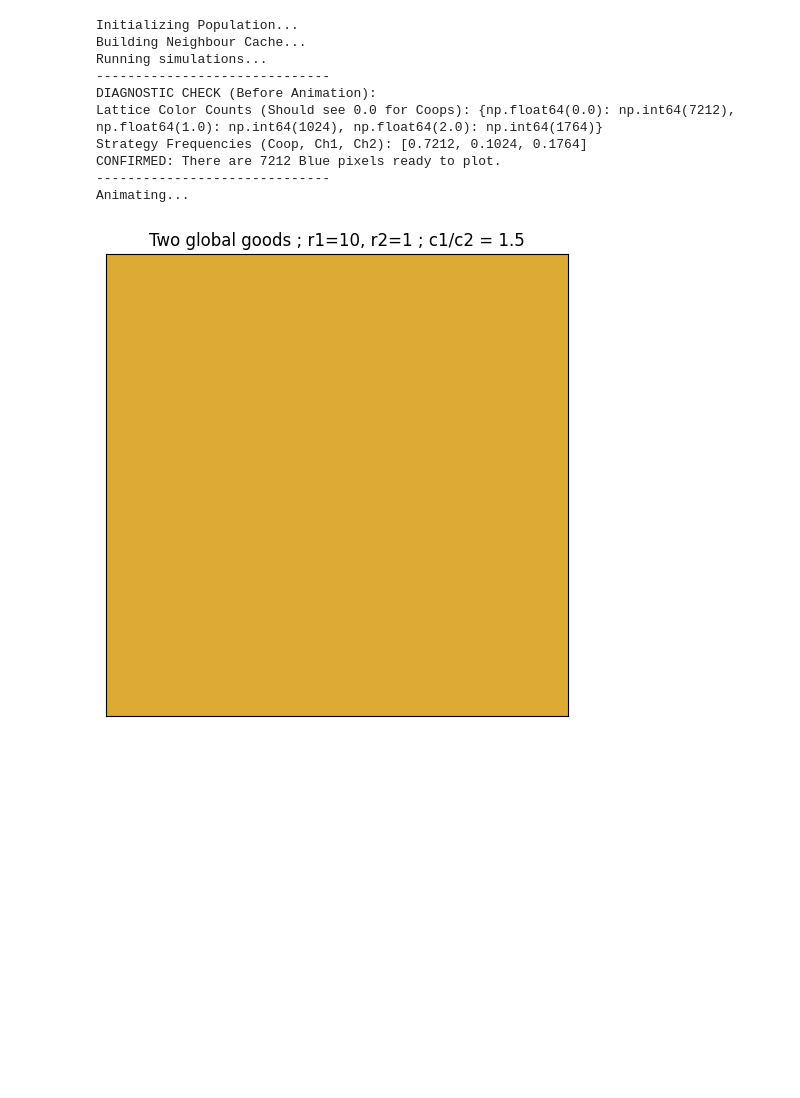
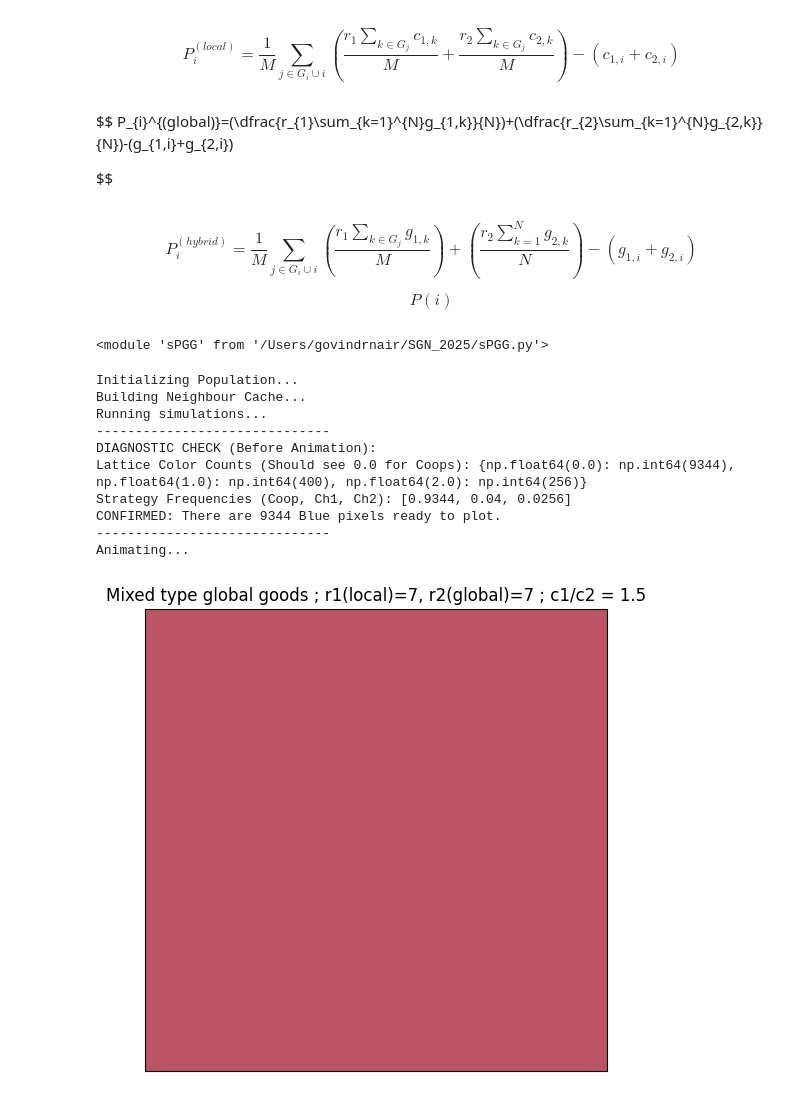
Before and after one commit to tiny-infinity/SGN-2025-Project, a Jupyter notebook: plots.ipynb, the cells around one changed output. Drawn from its saved outputs; the diff is of its cells as text; code cells hidden in the pictures; blank space fills up the shorter version.

```diff
--- a/plots.ipynb
+++ b/plots.ipynb
@@ -1,29 +1,61 @@
+# %% [markdown]
+$$
+P_{i}^{(local)}={\dfrac{1}{M}\sum_{j \in G_{i} \cup {i}}(\dfrac{r_{1}\sum_{k \in G_{j}}c_{1,k}}{M} + \dfrac{r_{2}\sum_{k \in G_{j}}c_{2,k}}{M})}-(c_{1,i}+c_{2,i})
+$$
+# %% [markdown]
+$$
+P_{i}^{(global)}=(\dfrac{r_{1}\sum_{k=1}^{N}g_{1,k}}{N})+(\dfrac{r_{2}\sum_{k=1}^{N}g_{2,k}}{N})-(g_{1,i}+g_{2,i})
+
+$$
+# %% [markdown]
+$$
+P_{i}^{(hybrid)}=\dfrac{1}{M}\sum_{j \in G_{i} \cup {i}}(\dfrac{r_{1}\sum_{k \in G_{j}}g_{1,k}}{M}) + (\dfrac{r_{2}\sum_{k=1}^{N}g_{2,k}}{N})-(g_{1,i}+g_{2,i})
+$$
+
+$$
+P(i)
+$$
 # %%
+import sPGG
 from sPGG import run_simulation_homo, run_simulation_hybrid, run_simulation_localized
 import numpy as np
 import matplotlib.pyplot as plt
+import importlib
+importlib.reload(sPGG)
+# %% [output]
+<module 'sPGG' from '/Users/govindrnair/SGN_2025/sPGG.py'>
 # %%
 init_matrix = np.zeros((100,100))
-init_matrix[:32,:32] = 1
-init_matrix[50:92,50:92] = 2
+init_matrix[:20,:20] = 1
+init_matrix[30:46,30:46] = 2
+
+checkerboard=np.zeros((100,100))
+checkerboard[:33,:33]=1
+checkerboard[:33,66:]=2
+checkerboard[33:66,:33]=0
+checkerboard[33:66,33:66]=2
+checkerboard[33:66,66:]=1
+checkerboard[66:,:33]=2
+checkerboard[66:,33:66]=1
 # %%
 
 sim_params_0 = {'N':100,'synergy_factor_1':1,'synergy_factor_2':1,'noise':10,'composition':None}
-sim_params_1 = {'N':100,'synergy_factor_1':10,'synergy_factor_2':1 ,'noise':1.0,'composition':[0.8,0.1,0.1],'cost_good_1':1.5,'cost_good_2':1,'init_arrangement':init_matrix,'sim_type':'nut','num_frames':500,'time_series':False}
-
-test = run_simulation_homo(sim_params=sim_params_1,file_name='ignore')
+sim_params_1 = {'N':100,'synergy_factor_1':7,'synergy_factor_2':7 ,'noise':0.1,'composition':[1/3,1/3,1/3],
+                'cost_good_1':1.5,'cost_good_2':1,'init_arrangement':init_matrix,'sim_type':'frequecy',
+                'num_frames':500,'time_series':False,'show_anim':True,'save_movie':True}
+test = run_simulation_hybrid(sim_params=sim_params_1,file_name="seed_0")
 # %% [output]
 Initializing Population...
 Building Neighbour Cache...
 Running simulations...
 ------------------------------
 DIAGNOSTIC CHECK (Before Animation):
-Lattice Color Counts (Should see 0.0 for Coops): {np.float64(0.0): np.int64(7212), np.float64(1.0): np.int64(1024), np.float64(2.0): np.int64(1764)}
-Strategy Frequencies (Coop, Ch1, Ch2): [0.7212, 0.1024, 0.1764]
-CONFIRMED: There are 7212 Blue pixels ready to plot.
+Lattice Color Counts (Should see 0.0 for Coops): {np.float64(0.0): np.int64(9344), np.float64(1.0): np.int64(400), np.float64(2.0): np.int64(256)}
+Strategy Frequencies (Coop, Ch1, Ch2): [0.9344, 0.04, 0.0256]
+CONFIRMED: There are 9344 Blue pixels ready to plot.
 ------------------------------
 Animating...
-[figure, old version]
+[figure, new version]
 # %%
 time_arr = np.linspace(0,len(test),len(test))
 test = test.T
```
Also changed, not shown: parts of 2 cells of this notebook, 49 other files.
